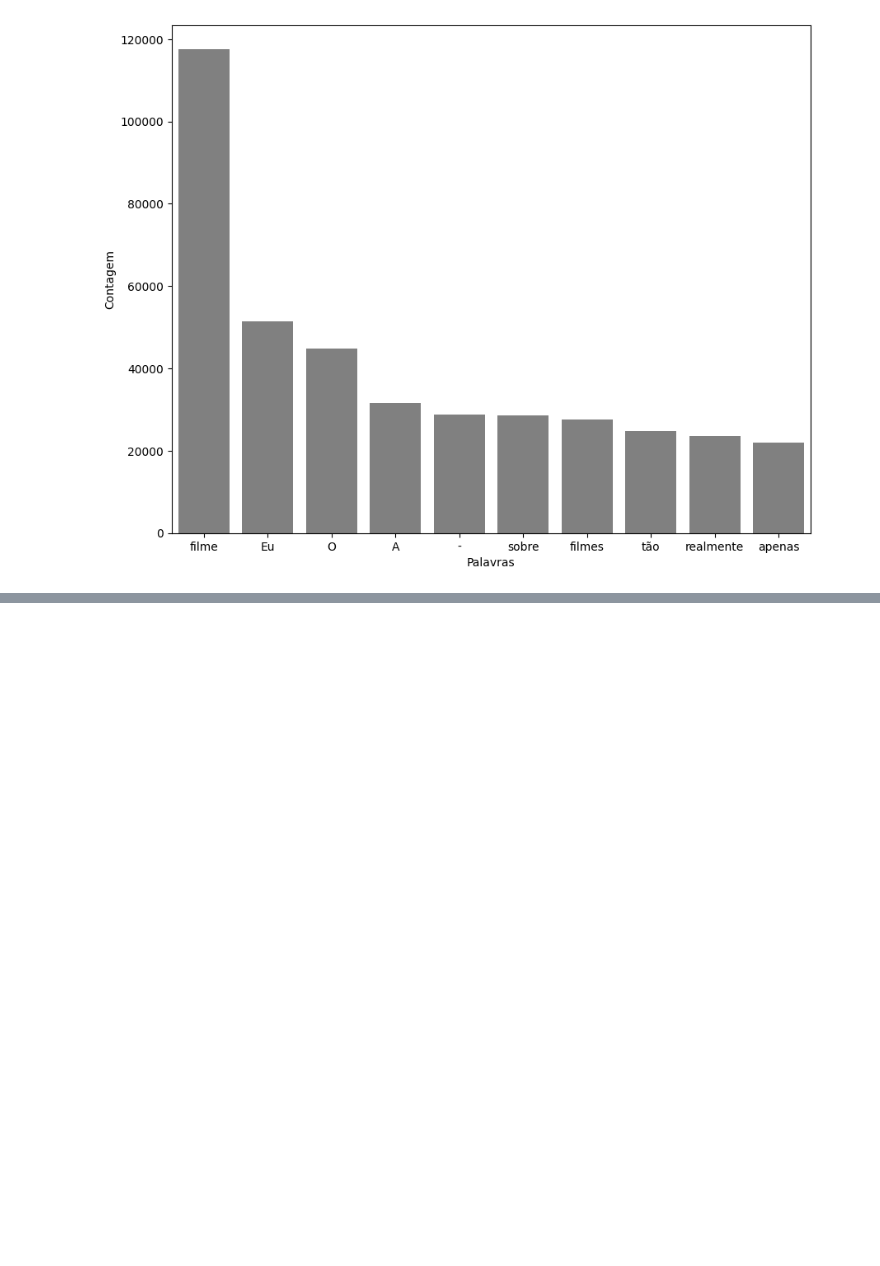
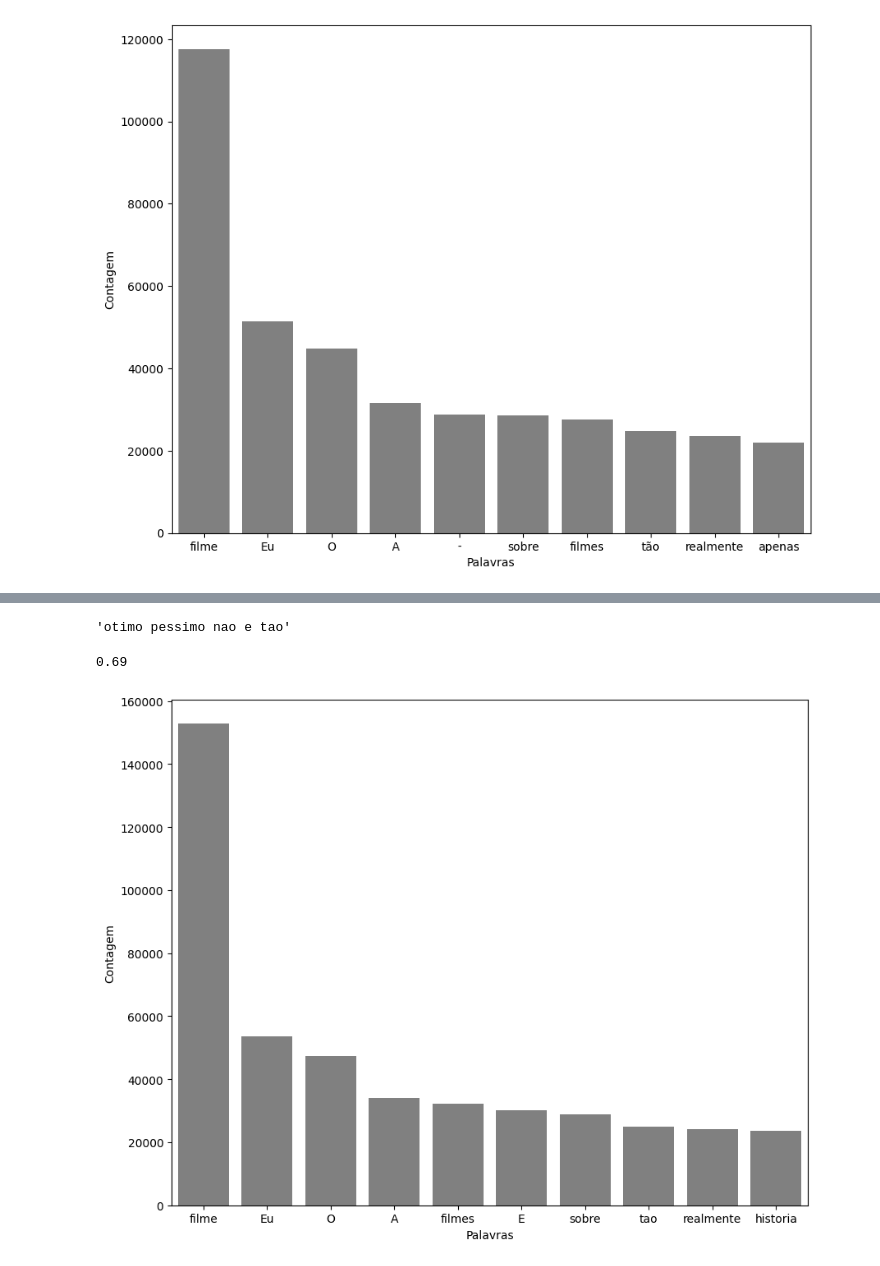
Before and after one commit to KaueAbbe/Projeto-Estude_Python, a Jupyter notebook: Estude Machine Learning/NLP/Analise_Sentimento.ipynb, the cells around one changed output, grey strips where cells are left out. Drawn from its saved outputs; the diff is of its cells as text; code cells hidden in the pictures; blank space fills up the shorter version.

```diff
--- a/Estude Machine Learning/NLP/Analise_Sentimento.ipynb
+++ b/Estude Machine Learning/NLP/Analise_Sentimento.ipynb
@@ -422,0 +476,36 @@ pareto(resenha, 'tratamento_1', 10)
+# %%
+import unidecode
+
+acentos = "ótimo péssimo não é tão"
+teste = unidecode.unidecode(acentos)
+teste
+# %% [output]
+'otimo pessimo nao e tao'
+# %%
+sem_acentos = [unidecode.unidecode(texto) for texto in resenha['tratamento_2']]
+# %%
+stopwords_acento = [unidecode.unidecode(texto) for texto in pontuacao_stopwords]
+# %%
+resenha['tratamento_3'] = sem_acentos
+
+frase_processada = list()
+
+for opiniao in resenha['tratamento_3']:
+  nova_frase = list()
+  palavras_texto = token_pontuacao.tokenize(opiniao)
+
+  for palavra in palavras_texto:
+    if palavra not in stopwords_acento:
+      nova_frase.append(palavra)
+
+  frase_processada.append(' '.join(nova_frase))
+
+resenha['tratamento_3'] = frase_processada
+# %%
+acuracia_tratamento3 = classificar_texto(resenha, 'tratamento_3', "classificacao")
+# %% [output]
+0.69
+# %%
+pareto(resenha, 'tratamento_3', 10)
+# %% [output]
+[figure, added]
```
Also changed, not shown: parts of 36 cells of this notebook.
